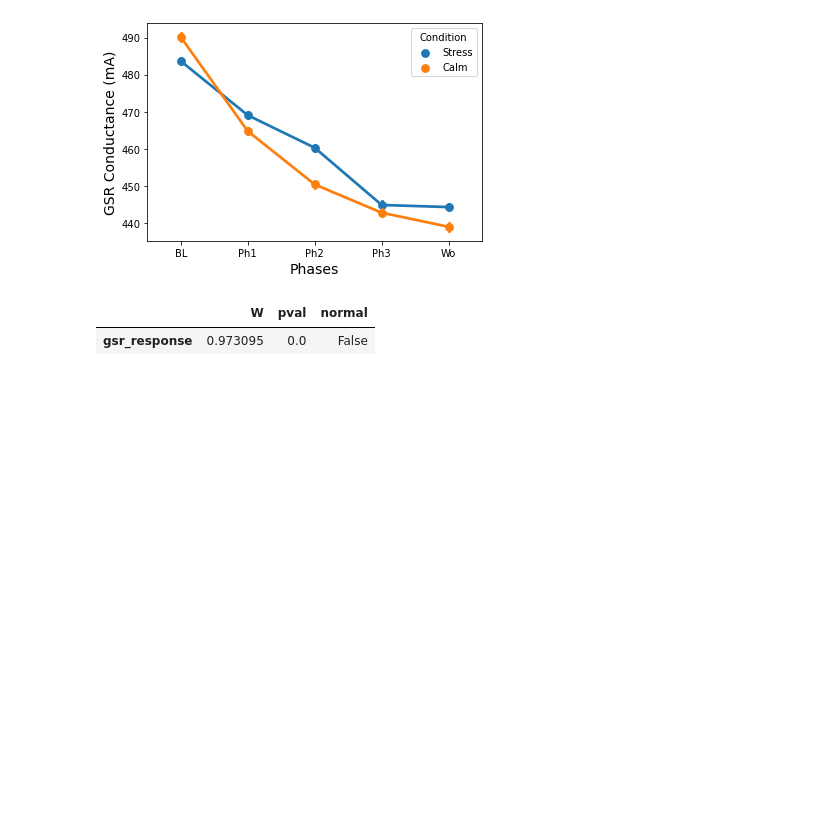
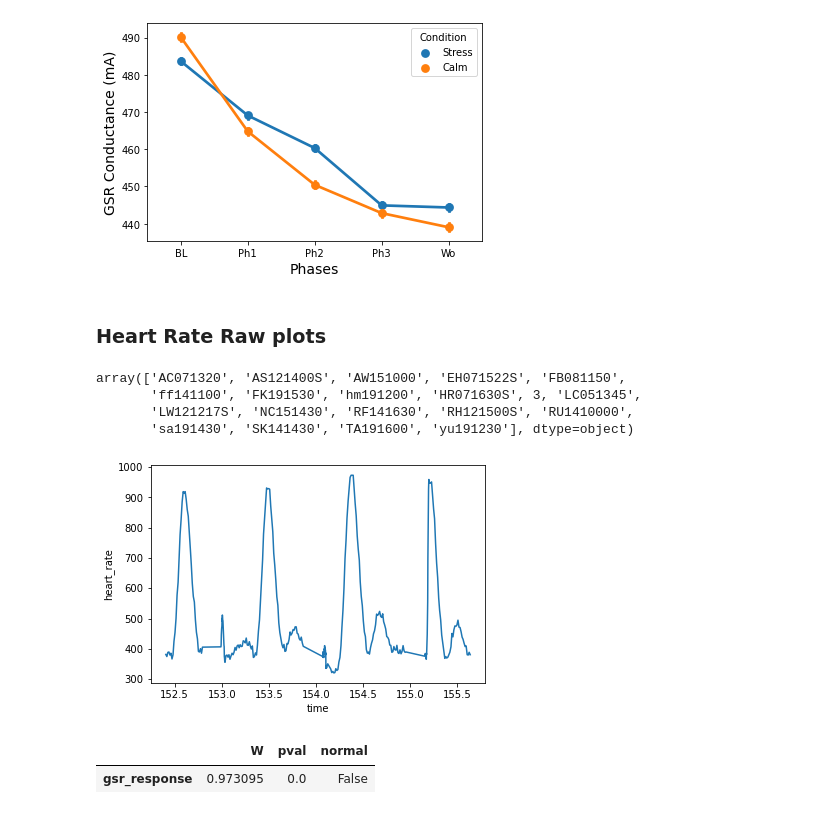
Before and after one commit to DiarKarim/LH_Project, a Jupyter notebook: PythonCodes/Analysis_v1.ipynb, the cells around one changed output. Cells and saved outputs as stored; diff of their text form; code cells hidden in the pictures; blank space fills up the shorter version.

```diff
--- a/PythonCodes/Analysis_v1.ipynb
+++ b/PythonCodes/Analysis_v1.ipynb
@@ -160,3 +161,5 @@ plt.ylabel('GSR Conductance (mA)',fontsize=14)
 plt.savefig("GSR.png", dpi=300)
 # %% [output]
 [figure]
+# %% [markdown]
+### Heart Rate Raw plots
@@ -163,3 +170,23 @@ plt.savefig("GSR.png", dpi=300)
+# %%
+mask = (df2['Condition'] == 'Stress')
+pd.unique(df2[mask]['Participant_ID'])
+# %% [output]
+array(['AC071320', 'AS121400S', 'AW151000', 'EH071522S', 'FB081150',
+       'ff141100', 'FK191530', 'hm191200', 'HR071630S', 3, 'LC051345',
+       'LW121217S', 'NC151430', 'RF141630', 'RH121500S', 'RU1410000',
+       'sa191430', 'SK141430', 'TA191600', 'yu191230'], dtype=object)
+# %%
+plt.figure()
+mask = (df2["Participant_ID"] == 'FK191530') & (df2['Condition'] == 'Stress') & (df2['phase'] == 'Phase_2')
+sns.lineplot(x = 'time', y = 'heart_rate', data=df2[mask][100:400])
+plt.savefig('Stress HR example 1.png', dpi=350, bbox_inch=True)
+
+# plt.figure()
+# mask = (df2["Participant_ID"] == 'RH121500S') & (df2['Condition'] == 'Stress') & (df2['phase'] == 'Phase_2')
+# sns.lineplot(x = 'time', y = 'heart_rate', data=df2[mask][100:400])
+# plt.savefig('Stress HR example 2.png', dpi=350, bbox_inch=True)
+# %% [output]
+[figure, added]
 # %%
 pg.normality(df[excludePhases]['gsr_response'])
 # %% [output]
```
Also changed, not shown: parts of 21 cells of this notebook, 8 other files.
